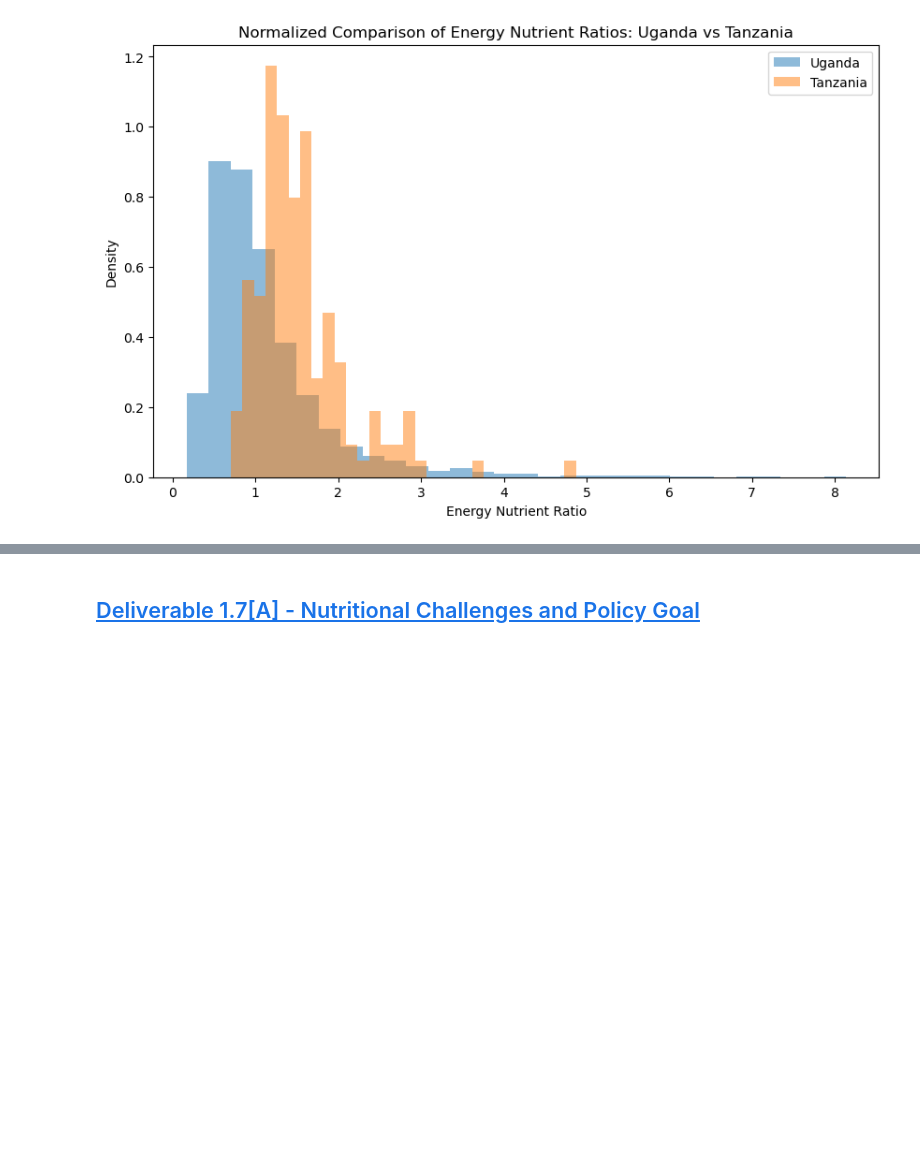
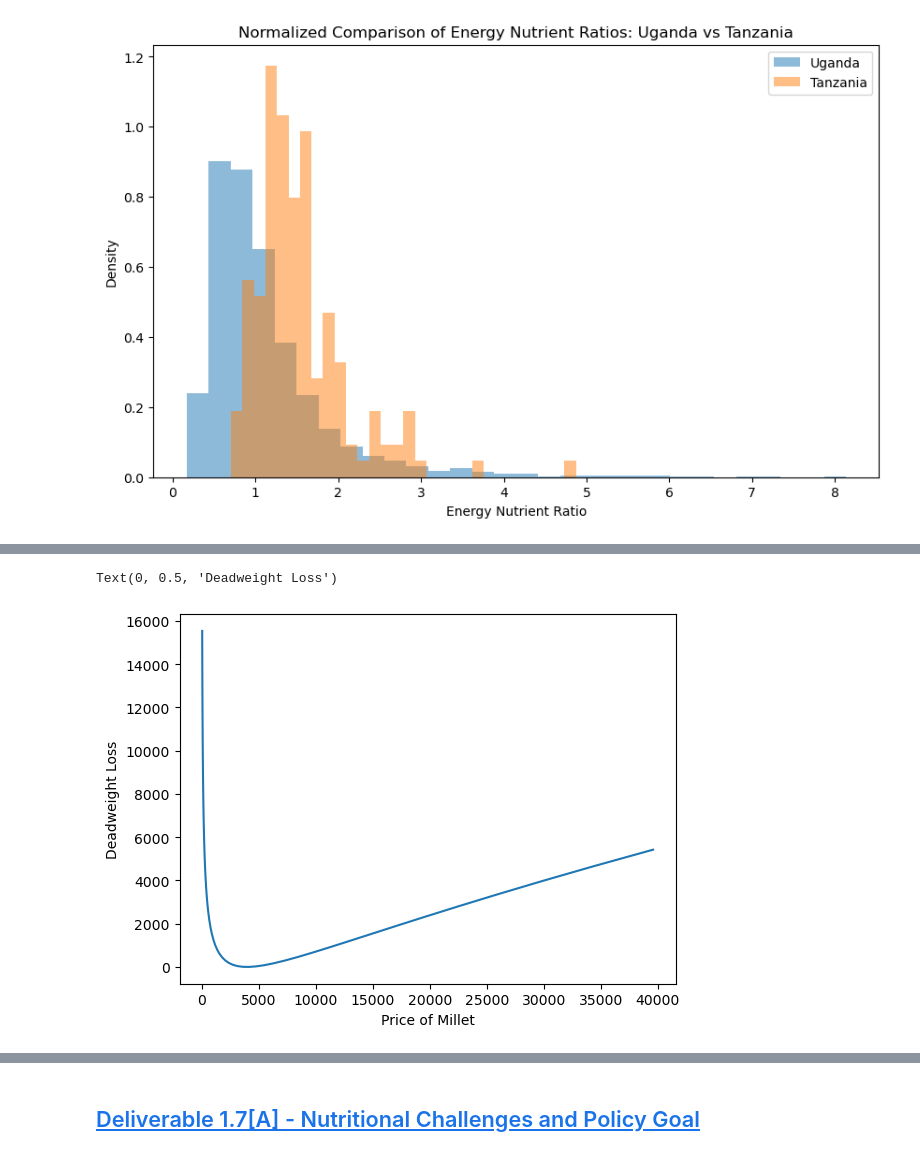
Before and after one commit to vishalival/eep153-norman-borlaug, a Jupyter notebook: final_code.ipynb, the cells around one changed output, grey strips where cells are left out. Drawn from its saved outputs; the diff is of its cells as text; code cells hidden in the pictures; blank space fills up the shorter version.

```diff
--- a/final_code.ipynb
+++ b/final_code.ipynb
@@ -456,0 +579,9 @@ plt.show()
+# %%
+fig, ax1 = plt.subplots()
+
+ax1.plot(P,[deadweight_loss(U0,pbar_uga,my_prices(p0,j=my_j)) for p0 in P])
+ax1.set_xlabel("Price of %s" % my_j)
+ax1.set_ylabel("Deadweight Loss")
+# %% [output]
+Text(0, 0.5, 'Deadweight Loss')
+[figure, added]
```
Also changed, not shown: parts of 11 cells of this notebook.
